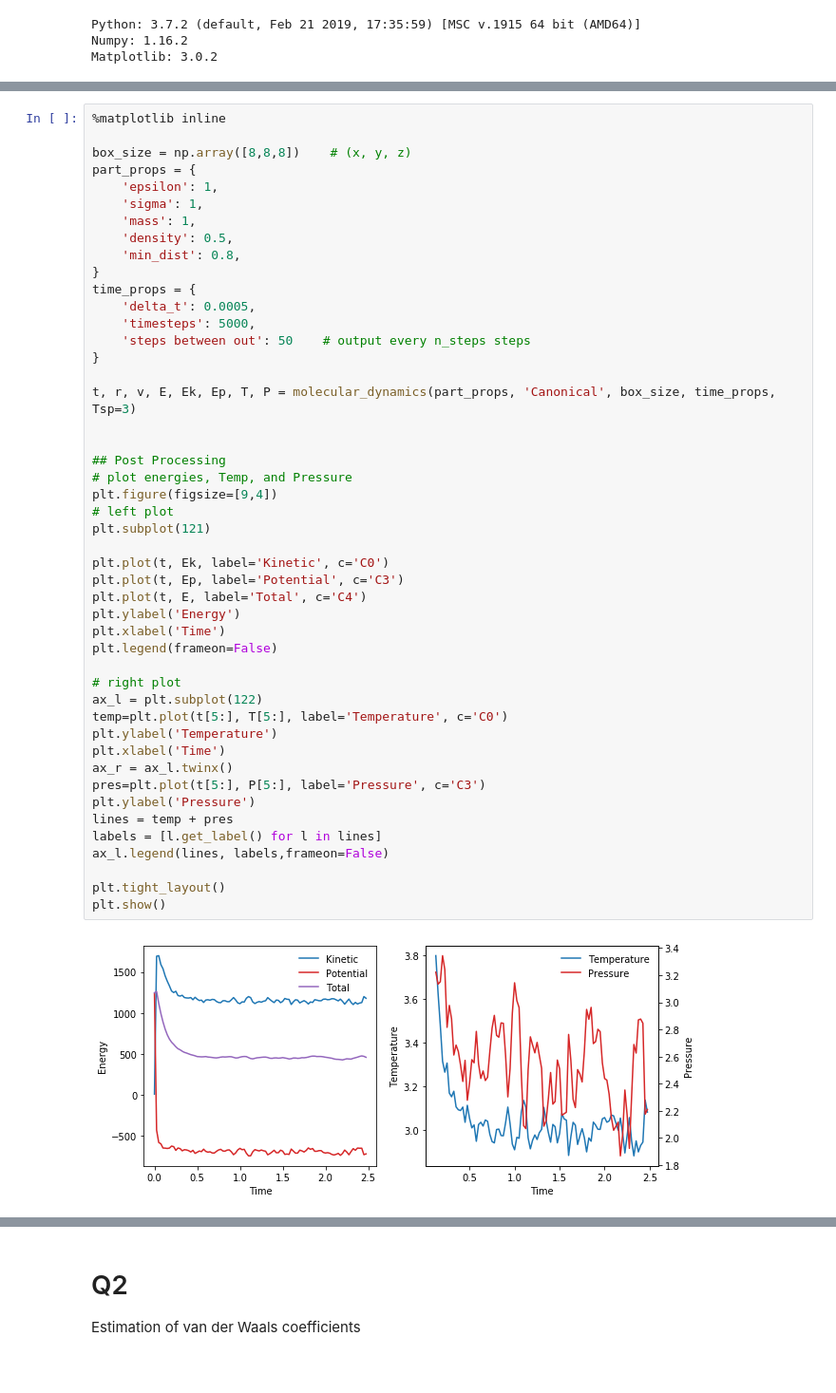
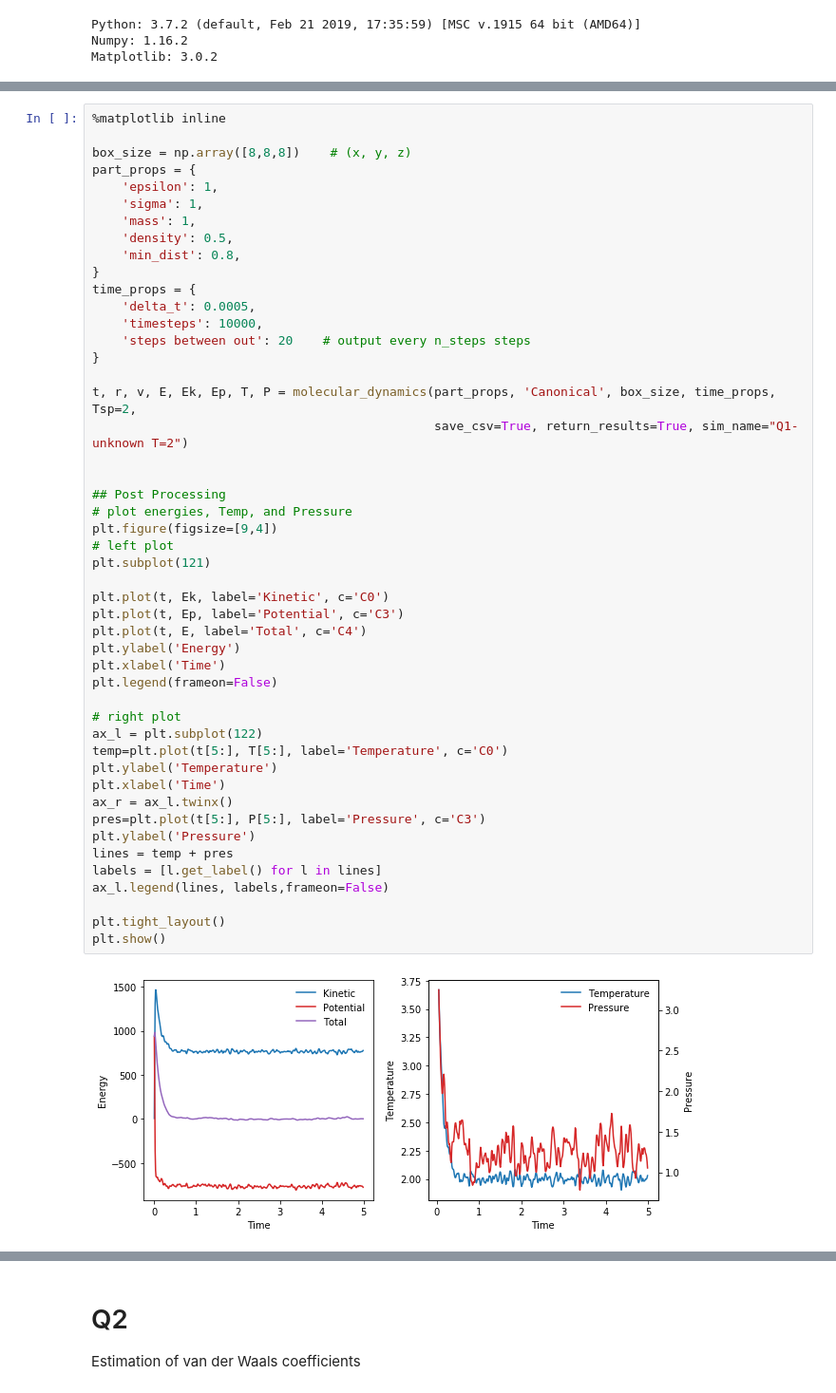
Before and after one commit to mcolahan/mole-sim, a Jupyter notebook: MD Assignment 3.ipynb, the cells around one changed output, grey strips where cells are left out. Shown at 95% size. Saved outputs shown, nothing was run; the diff lists cells and outputs as text.

```diff
--- a/MD Assignment 3.ipynb
+++ b/MD Assignment 3.ipynb
@@ -327,39 +334,40 @@ part_props = {
 }
 time_props = {
     'delta_t': 0.0005,
-    'timesteps': 5000,
-    'steps between out': 50    # output every n_steps steps
+    'timesteps': 10000,
+    'steps between out': 20    # output every n_steps steps
 }
 
-t, r, v, E, Ek, Ep, T, P = molecular_dynamics(part_props, 'Canonical', box_size, time_props, Tsp=3)
+t, r, v, E, Ek, Ep, T, P = molecular_dynamics(part_props, 'Canonical', box_size, time_props, Tsp=2,
+                                              save_csv=True, return_results=True, sim_name="Q1-unknown T=2")
 
 
 ## Post Processing
 # plot energies, Temp, and Pressure
 plt.figure(figsize=[9,4])
 # left plot
 plt.subplot(121)
 
 plt.plot(t, Ek, label='Kinetic', c='C0')
 plt.plot(t, Ep, label='Potential', c='C3')
 plt.plot(t, E, label='Total', c='C4')
 plt.ylabel('Energy')
 plt.xlabel('Time')
 plt.legend(frameon=False)
 
 # right plot
 ax_l = plt.subplot(122)
 temp=plt.plot(t[5:], T[5:], label='Temperature', c='C0')
 plt.ylabel('Temperature')
 plt.xlabel('Time')
 ax_r = ax_l.twinx()
 pres=plt.plot(t[5:], P[5:], label='Pressure', c='C3')
 plt.ylabel('Pressure')
 lines = temp + pres
 labels = [l.get_label() for l in lines]
 ax_l.legend(lines, labels,frameon=False)
 
 plt.tight_layout()
 plt.show()
 # %% [output]
-[figure, old version]
+[figure, new version]
```
Also changed, not shown: parts of 19 cells of this notebook, 16 other files.
